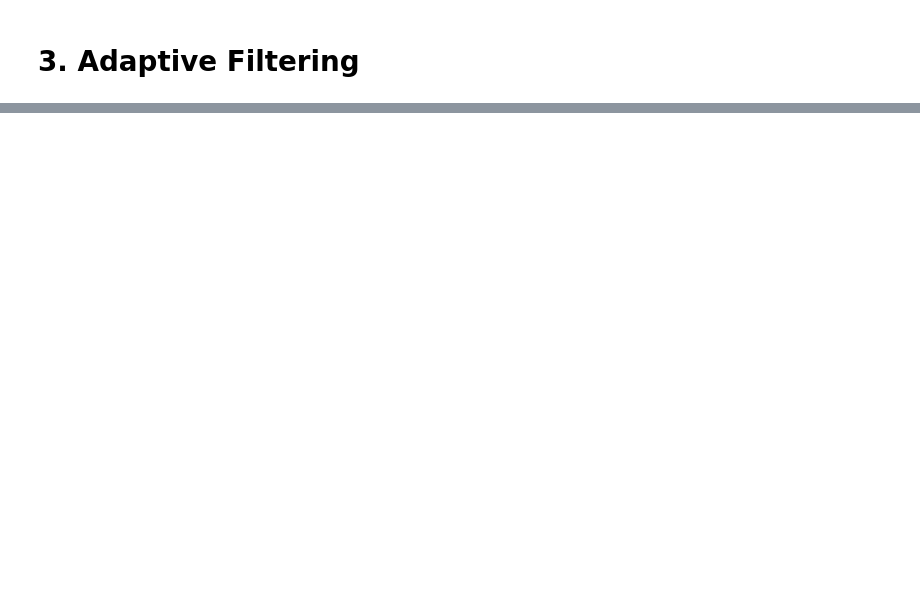
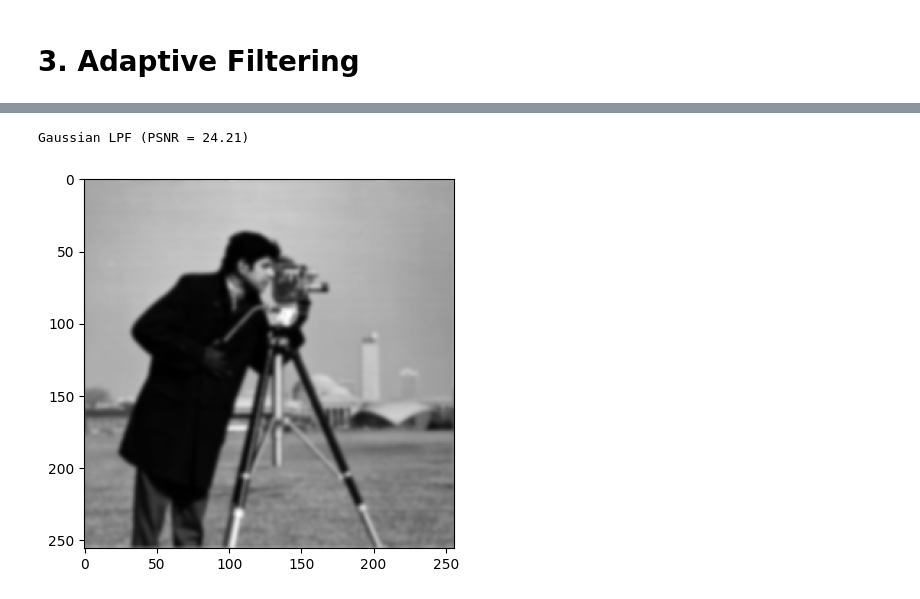
Before and after one commit to sarahmacintosh/syde575-lab, a Jupyter notebook: lab4.ipynb, the cells around one changed output, grey strips where cells are left out. Drawn from its saved outputs; the diff is of its cells as text; code cells hidden in the pictures; blank space fills up the shorter version.

```diff
--- a/lab4.ipynb
+++ b/lab4.ipynb
@@ -134,0 +142,22 @@ Lee filter (PSNR = 9.61)
+# %%
+# Gaussian LPF
+def gaussian_filter(n_rows, n_cols, stdv):
+    """
+    Returns a 2d Gaussian image filter.
+    """
+    g_r = signal.windows.gaussian(n_rows, stdv)
+    g_c = signal.windows.gaussian(n_cols, stdv)
+    G = np.outer(g_r, g_c)
+    G /= np.sum(G)
+    G /= G.max()
+    return G
+
+gaussian = gaussian_filter(*f.shape, stdv=30)
+f_gauss_freq = gaussian*np.fft.fftshift(np.fft.fft2(f))
+f_gauss = np.real(np.fft.ifft2(np.fft.ifftshift(f_gauss_freq)))
+print(f"Gaussian LPF (PSNR = {PSNR(f_gauss, f):.2f})")
+plt.imshow(f_gauss)
+plt.show()
+# %% [output]
+Gaussian LPF (PSNR = 24.21)
+[figure, added]
```
Also changed, not shown: parts of 8 cells of this notebook.
